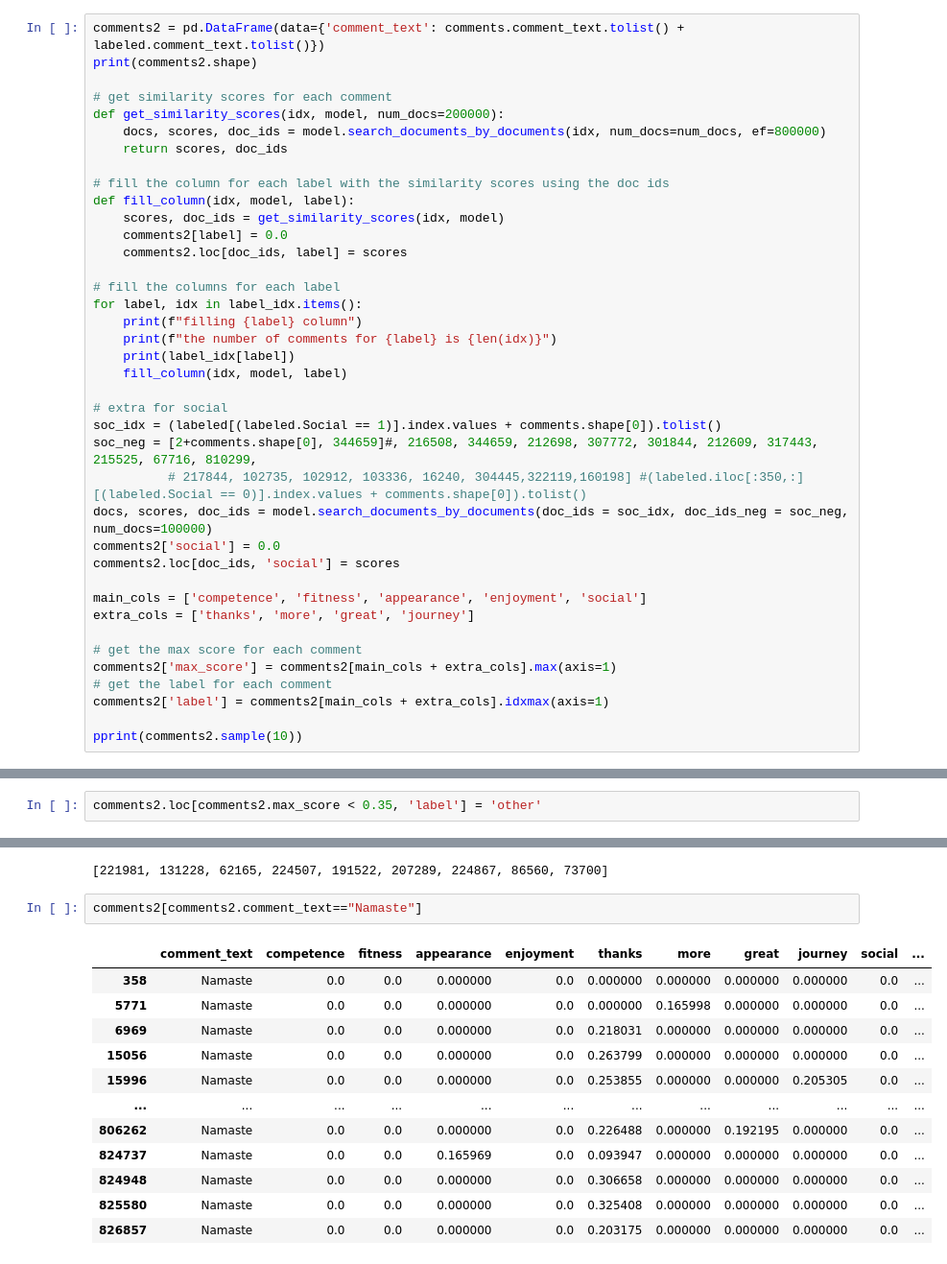
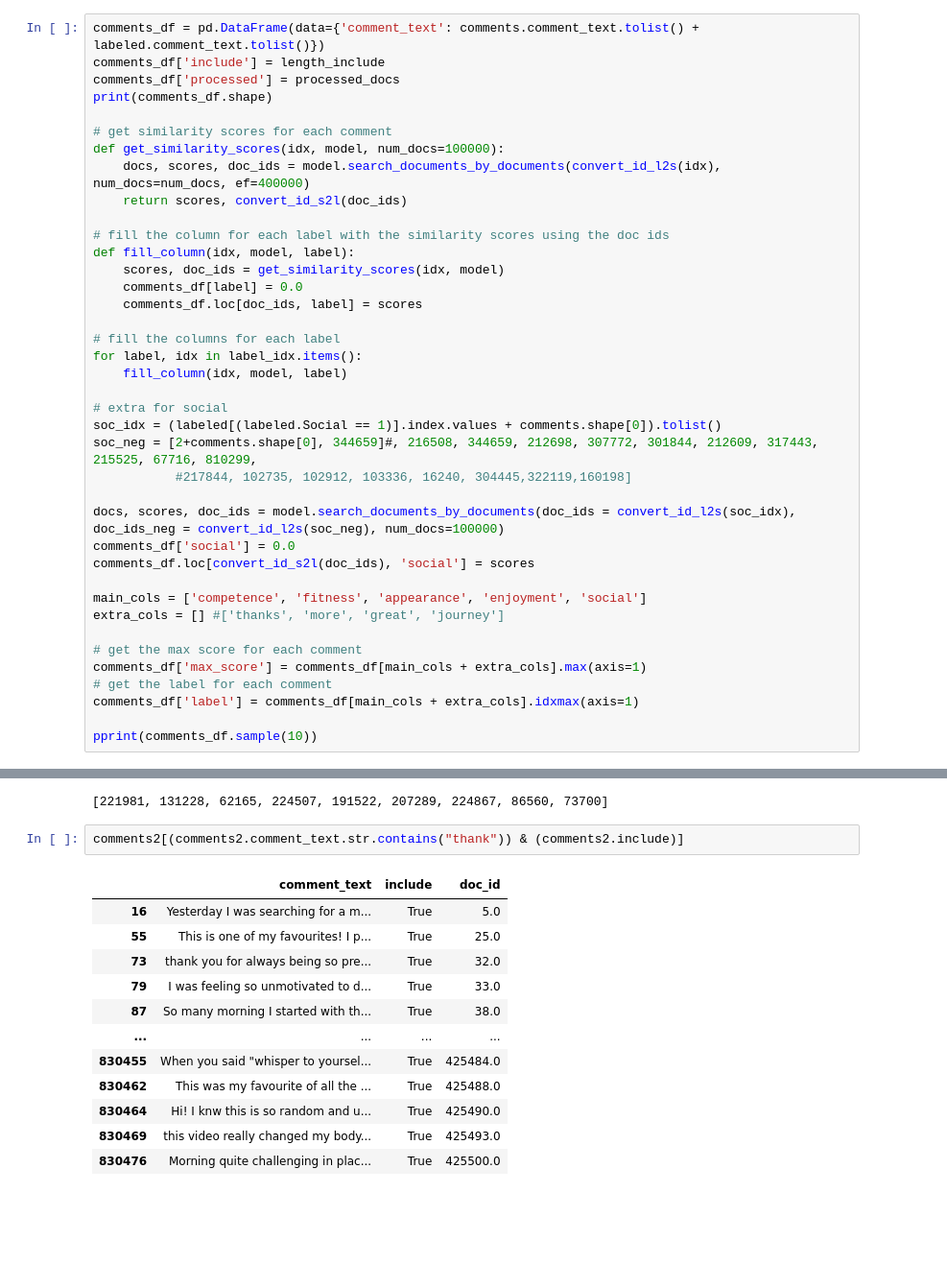
Before and after one commit to sdoosti/Fitness, a Jupyter notebook: analysis/new_labeling_new_model.ipynb, the cells around one changed output, grey strips where cells are left out. Shown: that part at 96% size. Cells and saved outputs as stored; diff of their text form; blank space fills up the shorter version.

```diff
--- a/analysis/new_labeling_new_model.ipynb
+++ b/analysis/new_labeling_new_model.ipynb
@@ -108,40 +128,40 @@ label_idx['journey'] = convert_id([216508, 217844])
 # %%
-comments2 = pd.DataFrame(data={'comment_text': comments.comment_text.tolist() + labeled.comment_text.tolist()})
-print(comments2.shape)
+comments_df = pd.DataFrame(data={'comment_text': comments.comment_text.tolist() + labeled.comment_text.tolist()})
+comments_df['include'] = length_include
+comments_df['processed'] = processed_docs
+print(comments_df.shape)
 
 # get similarity scores for each comment
-def get_similarity_scores(idx, model, num_docs=200000):
-    docs, scores, doc_ids = model.search_documents_by_documents(idx, num_docs=num_docs, ef=800000)
-    return scores, doc_ids
+def get_similarity_scores(idx, model, num_docs=100000):
+    docs, scores, doc_ids = model.search_documents_by_documents(convert_id_l2s(idx), num_docs=num_docs, ef=400000)
+    return scores, convert_id_s2l(doc_ids)
 
 # fill the column for each label with the similarity scores using the doc ids
 def fill_column(idx, model, label):
     scores, doc_ids = get_similarity_scores(idx, model)
-    comments2[label] = 0.0
-    comments2.loc[doc_ids, label] = scores
+    comments_df[label] = 0.0
+    comments_df.loc[doc_ids, label] = scores
 
 # fill the columns for each label
 for label, idx in label_idx.items():
-    print(f"filling {label} column")
-    print(f"the number of comments for {label} is {len(idx)}")
-    print(label_idx[label])
     fill_column(idx, model, label)
 
 # extra for social
 soc_idx = (labeled[(labeled.Social == 1)].index.values + comments.shape[0]).tolist()
 soc_neg = [2+comments.shape[0], 344659]#, 216508, 344659, 212698, 307772, 301844, 212609, 317443, 215525, 67716, 810299,
-          # 217844, 102735, 102912, 103336, 16240, 304445,322119,160198] #(labeled.iloc[:350,:][(labeled.Social == 0)].index.values + comments.shape[0]).tolist()
-docs, scores, doc_ids = model.search_documents_by_documents(doc_ids = soc_idx, doc_ids_neg = soc_neg, num_docs=100000)
-comments2['social'] = 0.0
-comments2.loc[doc_ids, 'social'] = scores
+           #217844, 102735, 102912, 103336, 16240, 304445,322119,160198]
+
+docs, scores, doc_ids = model.search_documents_by_documents(doc_ids = convert_id_l2s(soc_idx), doc_ids_neg = convert_id_l2s(soc_neg), num_docs=100000)
+comments_df['social'] = 0.0
+comments_df.loc[convert_id_s2l(doc_ids), 'social'] = scores
 
 main_cols = ['competence', 'fitness', 'appearance', 'enjoyment', 'social']
-extra_cols = ['thanks', 'more', 'great', 'journey']
+extra_cols = [] #['thanks', 'more', 'great', 'journey']
 
 # get the max score for each comment
-comments2['max_score'] = comments2[main_cols + extra_cols].max(axis=1)
+comments_df['max_score'] = comments_df[main_cols + extra_cols].max(axis=1)
 # get the label for each comment
-comments2['label'] = comments2[main_cols + extra_cols].idxmax(axis=1)
+comments_df['label'] = comments_df[main_cols + extra_cols].idxmax(axis=1)
 
-pprint(comments2.sample(10))
+pprint(comments_df.sample(10))
 # %% [output]
@@ -165,2 +184,0 @@ the number of comments for enjoyment is 20
-# %%
-comments2.loc[comments2.max_score < 0.35, 'label'] = 'other'
@@ -239,17 +226,17 @@ pprint(soc_neg)
 # %% [output]
 [221981, 131228, 62165, 224507, 191522, 207289, 224867, 86560, 73700]
 # %%
-comments2[comments2.comment_text=="Namaste"]
+comments2[(comments2.comment_text.str.contains("thank")) & (comments2.include)]
 # %% [output]
-|  | comment_text | competence | fitness | appearance | enjoyment | thanks | more | great | journey | social | ... |
-| 358 | Namaste | 0.0 | 0.0 | 0.000000 | 0.0 | 0.000000 | 0.000000 | 0.000000 | 0.000000 | 0.0 | ... |
-| 5771 | Namaste | 0.0 | 0.0 | 0.000000 | 0.0 | 0.000000 | 0.165998 | 0.000000 | 0.000000 | 0.0 | ... |
-| 6969 | Namaste | 0.0 | 0.0 | 0.000000 | 0.0 | 0.218031 | 0.000000 | 0.000000 | 0.000000 | 0.0 | ... |
-| 15056 | Namaste | 0.0 | 0.0 | 0.000000 | 0.0 | 0.263799 | 0.000000 | 0.000000 | 0.000000 | 0.0 | ... |
-| 15996 | Namaste | 0.0 | 0.0 | 0.000000 | 0.0 | 0.253855 | 0.000000 | 0.000000 | 0.205305 | 0.0 | ... |
-| ... | ... | ... | ... | ... | ... | ... | ... | ... | ... | ... | ... |
-| 806262 | Namaste | 0.0 | 0.0 | 0.000000 | 0.0 | 0.226488 | 0.000000 | 0.192195 | 0.000000 | 0.0 | ... |
-| 824737 | Namaste | 0.0 | 0.0 | 0.165969 | 0.0 | 0.093947 | 0.000000 | 0.000000 | 0.000000 | 0.0 | ... |
-| 824948 | Namaste | 0.0 | 0.0 | 0.000000 | 0.0 | 0.306658 | 0.000000 | 0.000000 | 0.000000 | 0.0 | ... |
-| 825580 | Namaste | 0.0 | 0.0 | 0.000000 | 0.0 | 0.325408 | 0.000000 | 0.000000 | 0.000000 | 0.0 | ... |
-| 826857 | Namaste | 0.0 | 0.0 | 0.000000 | 0.0 | 0.203175 | 0.000000 | 0.000000 | 0.000000 | 0.0 | ... |
+|  | comment_text | include | doc_id |
+| 16 | Yesterday I was searching for a m... | True | 5.0 |
+| 55 | This is one of my favourites! I p... | True | 25.0 |
+| 73 | thank you for always being so pre... | True | 32.0 |
+| 79 | I was feeling so unmotivated to d... | True | 33.0 |
+| 87 | So many morning I started with th... | True | 38.0 |
+| ... | ... | ... | ... |
+| 830455 | When you said "whisper to yoursel... | True | 425484.0 |
+| 830462 | This was my favourite of all the ... | True | 425488.0 |
+| 830464 | Hi! I knw this is so random and u... | True | 425490.0 |
+| 830469 | this video really changed my body... | True | 425493.0 |
+| 830476 | Morning quite challenging in plac... | True | 425500.0 |
```
Also changed, not shown: parts of 18 cells of this notebook, 1 other file.
